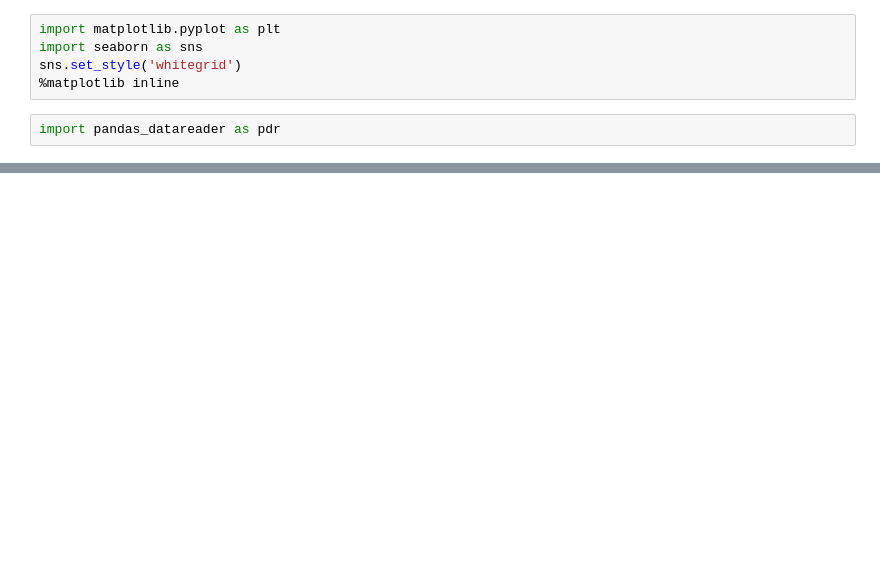
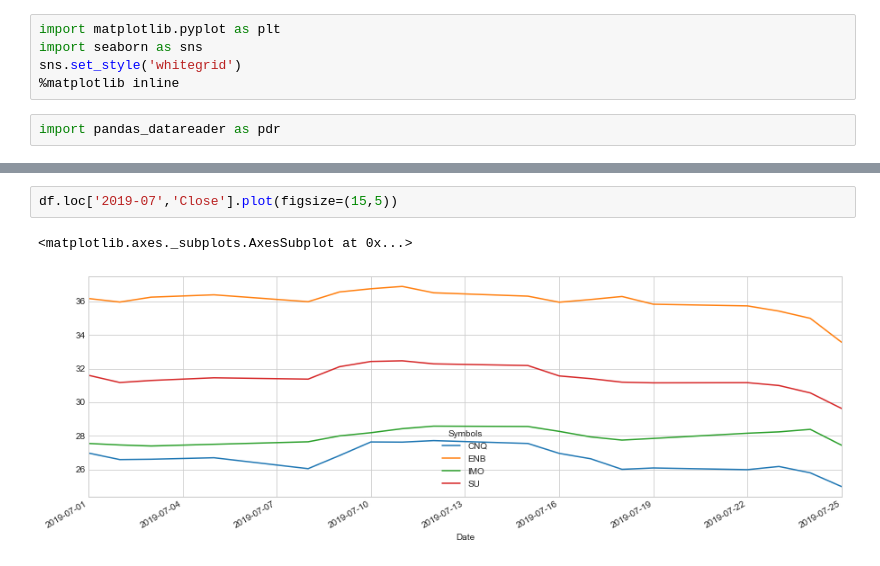
Before and after one commit to SiwenWei/Stock-Analysis, a Jupyter notebook: Oil Company Stock.ipynb, the cells around one changed output, grey strips where cells are left out. Cells and saved outputs as stored; diff of their text form; blank space fills up the shorter version.

```diff
--- a/Oil Company Stock.ipynb
+++ b/Oil Company Stock.ipynb
@@ -82,0 +72,5 @@ sns.pairplot(stock)
+# %%
+df.loc['2019-07','Close'].plot(figsize=(15,5))
+# %% [output]
+<matplotlib.axes._subplots.AxesSubplot at 0x...>
+[figure, added]
```
Also changed, not shown: parts of 39 cells of this notebook.
